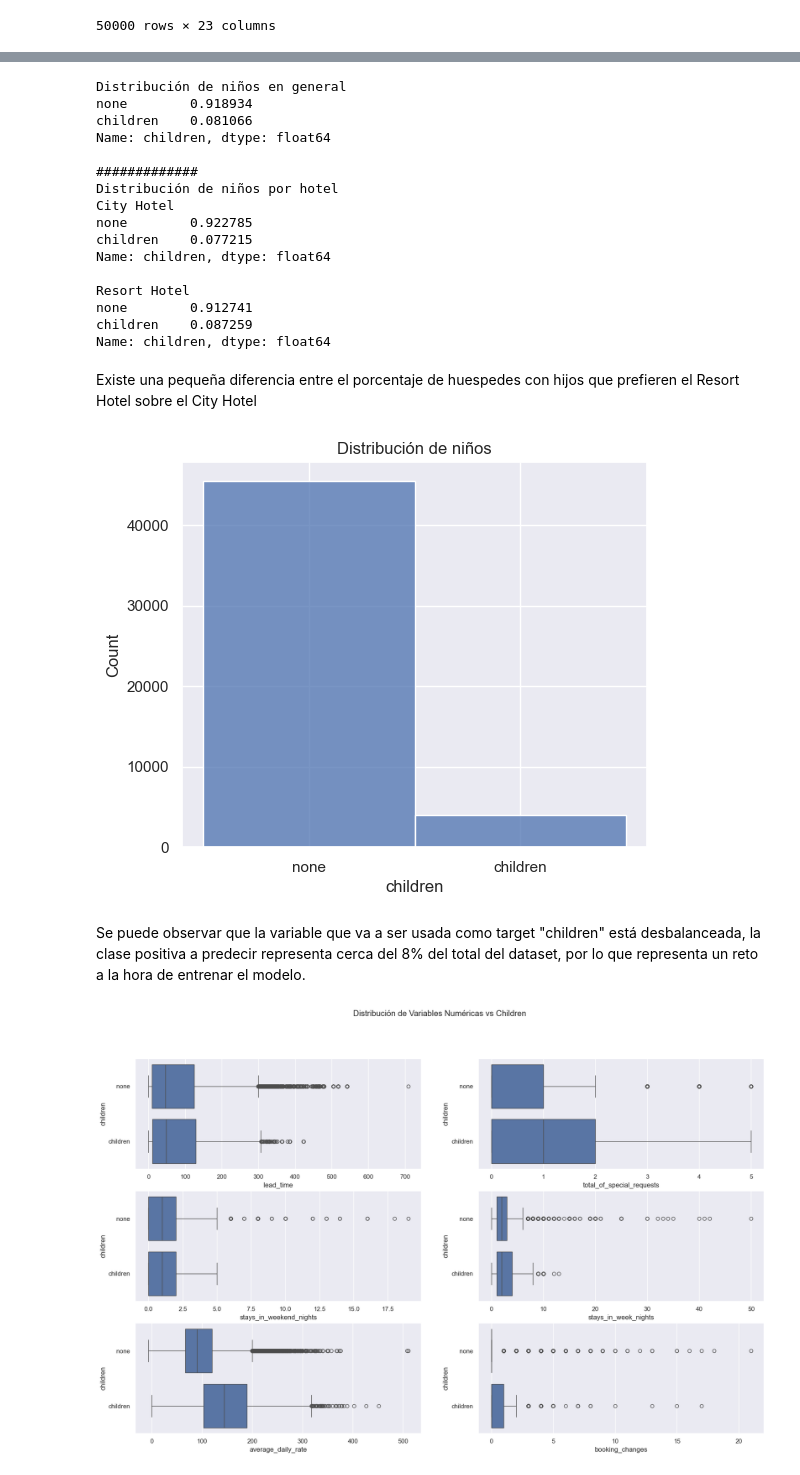
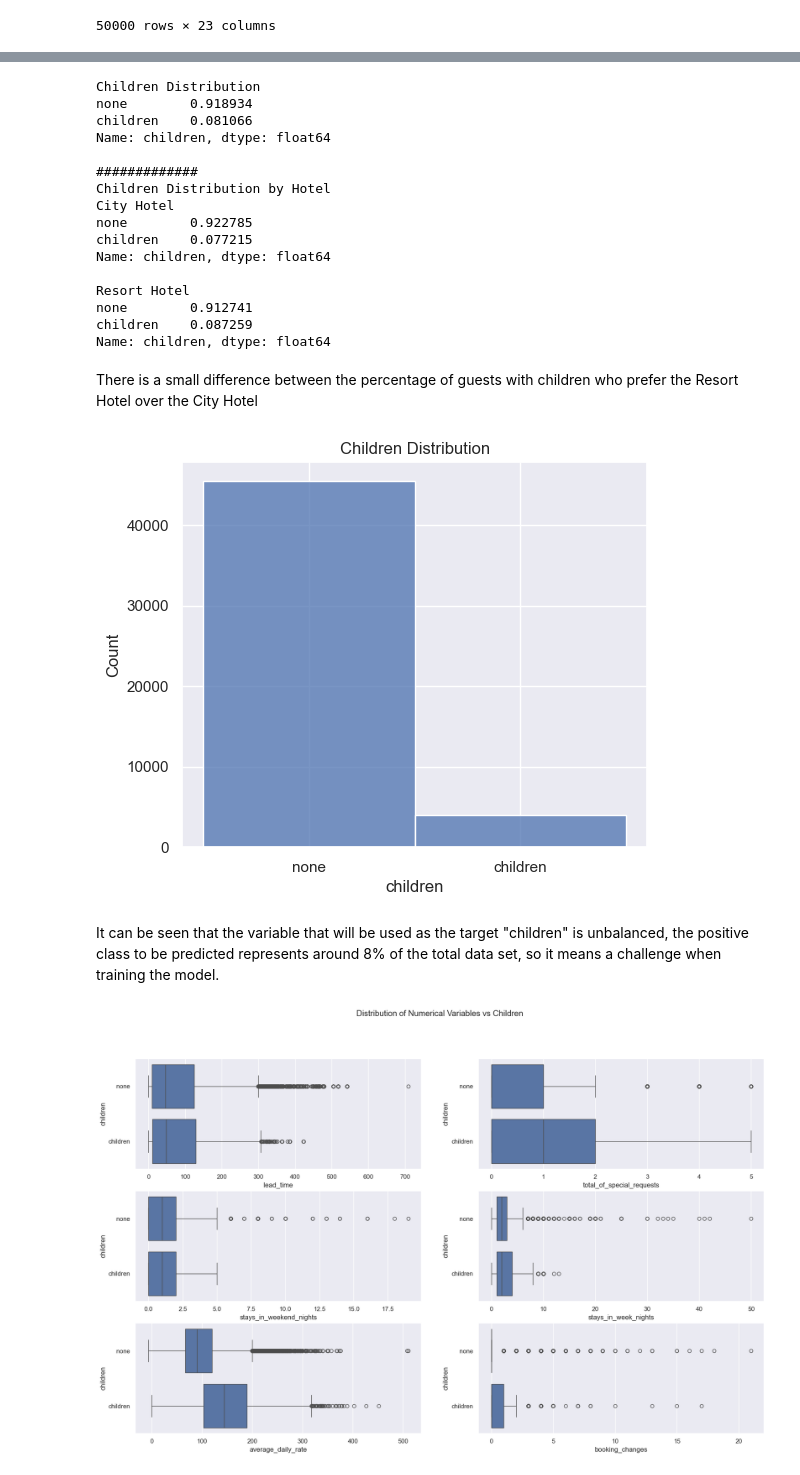
Before and after one commit to john30sg/TheHotelBookingsData, a Jupyter notebook: fligoo_take_home_data_scientist_semi_senior.ipynb, the cells around one changed output, grey strips where cells are left out. Drawn from its saved outputs; the diff is of its cells as text; code cells hidden in the pictures.

```diff
--- a/fligoo_take_home_data_scientist_semi_senior.ipynb
+++ b/fligoo_take_home_data_scientist_semi_senior.ipynb
@@ -92,6 +92,8 @@ from sklearn.ensemble import RandomForestClassifier
 import shap
 
 from sklearn.metrics import classification_report, confusion_matrix
+
+sns.set()
 # %%
 
 # from pipelines import <your_pipeline_name>
@@ -164,24 +166,24 @@ hotels.describe(include="object")
 | top | City_Hotel | none | BB | PRT | Online_TA | TA/TO | A | ... |
 | freq | 30551 | 45535 | 37975 | 13662 | 23566 | 38058 | 34558 | ... |
 # %%
-print("Distribución de niños en general")
+print("Children Distribution")
 print(hotels.children.value_counts(normalize=True))
 print()
 print("#############")
-print("Distribución de niños por hotel")
+print("Children Distribution by Hotel")
 print("City Hotel")
 print(hotels.children[hotels.hotel=="City_Hotel"].value_counts(normalize=True))
 print()
 print("Resort Hotel")
 print(hotels.children[hotels.hotel=="Resort_Hotel"].value_counts(normalize=True))
 # %% [output]
-Distribución de niños en general
+Children Distribution
 none        0.918934
 children    0.081066
 Name: children, dtype: float64
 
 #############
-Distribución de niños por hotel
+Children Distribution by Hotel
 City Hotel
 none        0.922785
 children    0.077215
@@ -191,17 +193,17 @@ Resort Hotel
 none        0.912741
 children    0.087259
 Name: children, dtype: float64
-# %% [markdown]
-Existe una pequeña diferencia entre el porcentaje de huespedes con hijos que prefieren el Resort Hotel sobre el City Hotel
+# %% [markdown]
+There is a small difference between the percentage of guests with children who prefer the Resort Hotel over the City Hotel
 # %%
 fig, axes = plt.subplots(figsize=(6, 5))
 sns.histplot(data=hotels, x = "children")
-plt.title('Distribución de niños')
+plt.title('Children Distribution')
 plt.show()
 # %% [output]
-[figure, old version]
+[figure, new version]
-# %% [markdown]
-Se puede observar que la variable que va a ser usada como target "children" está desbalanceada, la clase positiva a predecir representa cerca del 8% del total del dataset, por lo que representa un reto a la hora de entrenar el modelo.
+# %% [markdown]
+It can be seen that the variable that will be used as the target "children" is unbalanced, the positive class to be predicted represents around 8% of the total data set, so it means a challenge when training the model.
 # %%
 fig, axes = plt.subplots(3, 2, figsize=(20, 12))
 sns.boxplot(data=hotels, x="lead_time", y="children", ax=axes[0,0])
```
Also changed, not shown: parts of 28 cells of this notebook.
